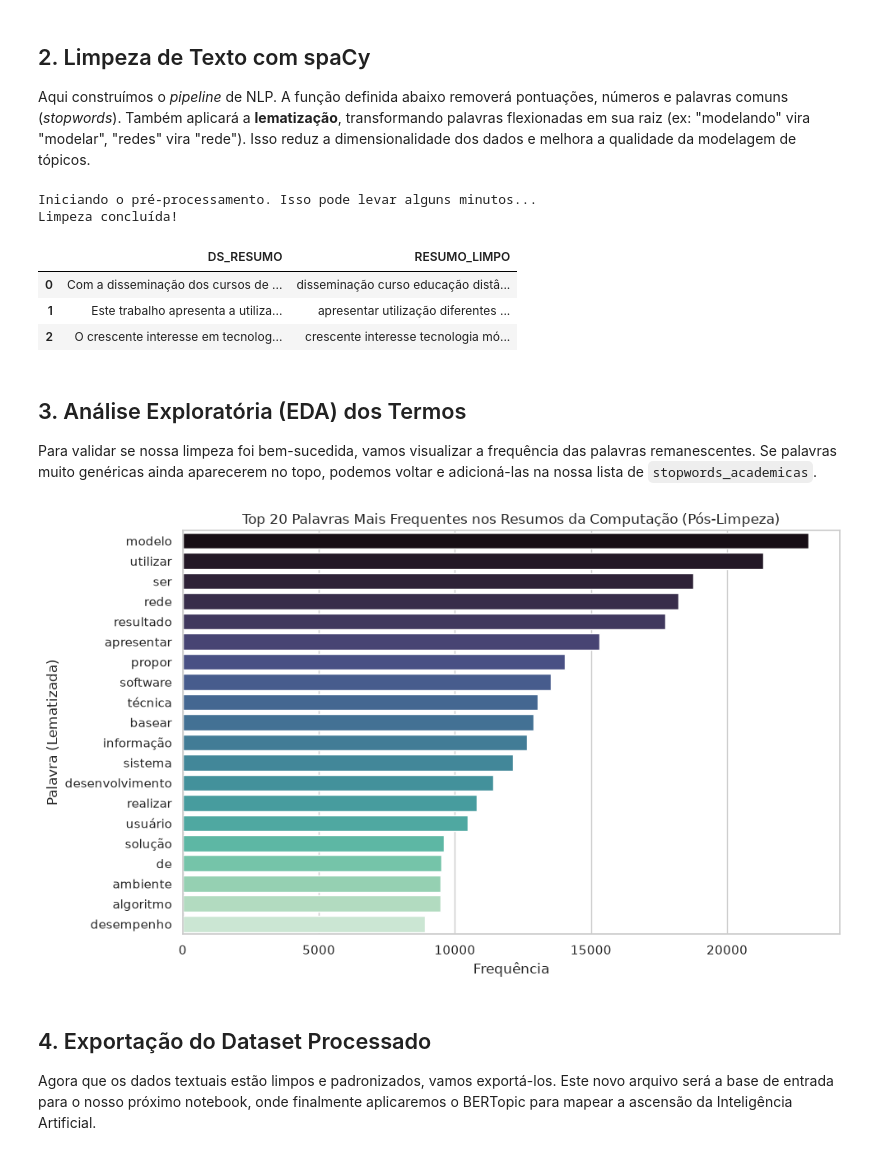
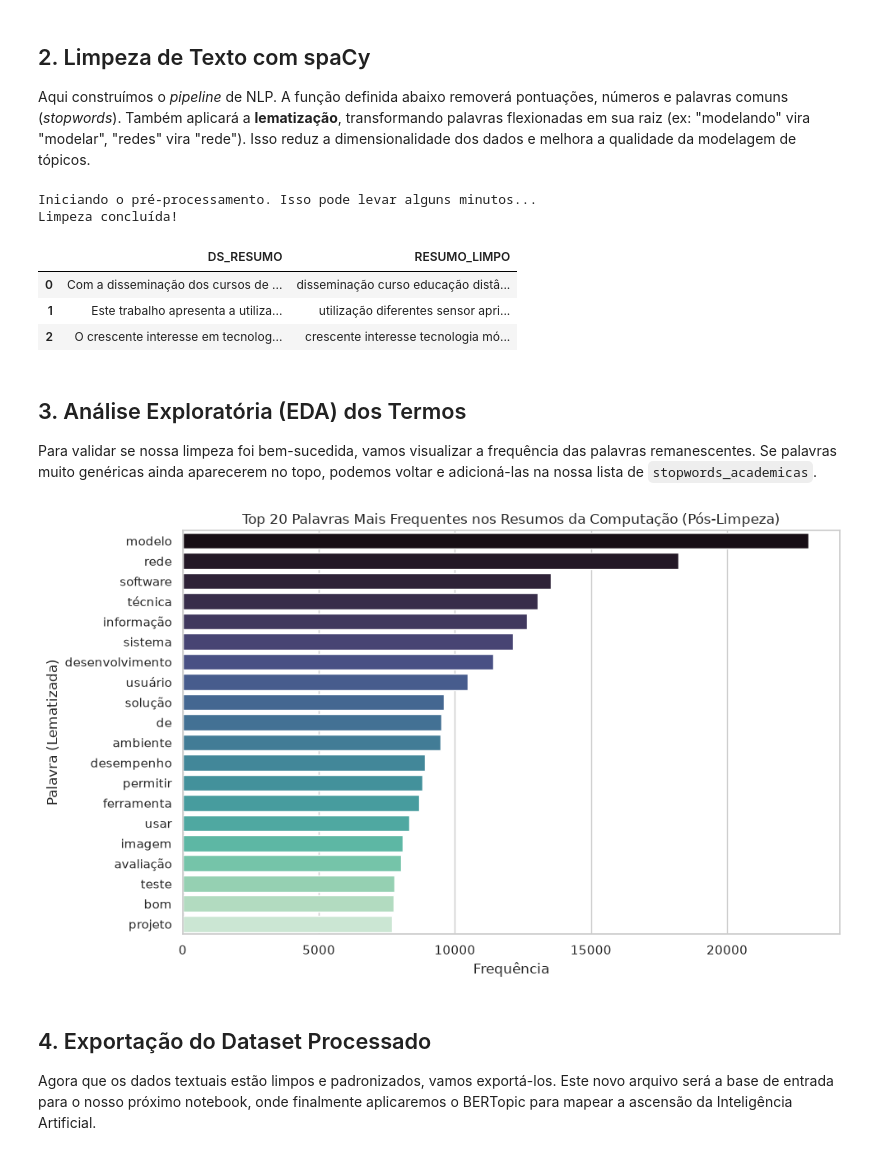
Before and after one commit to diamondxorb/TAC-2026.2, a Jupyter notebook: notebooks/01_pre_processamento_nlp.ipynb, the cells around one changed output. Cells and saved outputs as stored; diff of their text form; code cells hidden in the pictures.

```diff
--- a/notebooks/01_pre_processamento_nlp.ipynb
+++ b/notebooks/01_pre_processamento_nlp.ipynb
@@ -50,7 +51,7 @@ stopwords_academicas = {
     'proposta', 'apresentar', 'mostrar', 'capítulo', 'análise', 'resultado',
     'conclusão', 'base', 'dados', 'método', 'problema', 'contexto',
     'utilizar', 'ser', 'processo', 'propor', 'abordagem', 'realizar',
-    'basear', 'uso', 'conjunto', 'aplicação', 'de', 'obter'
+    'basear', 'uso', 'conjunto', 'aplicação', 'de', 'obter', 'avaliar', 'algoritmo'
 }
 
 for word in stopwords_academicas:
@@ -65,13 +66,14 @@ def limpar_texto(texto):
     tokens_limpos = []
 
     for token in doc:
-        # Verifica se a palavra lematizada tem mais de 2 caracteres
+        # Trava 1: Verifica o tamanho e se a palavra original não é stopword
         if not token.is_stop and not token.is_punct and token.is_alpha and len(token.lemma_) > 2:
-            tokens_limpos.append(token.lemma_)
+            # Trava 2: Verifica se o LEMA da palavra não está na nossa lista customizada
+            if token.lemma_ not in stopwords_academicas:
+                tokens_limpos.append(token.lemma_)
 
     return " ".join(tokens_limpos)
 
-# O spaCy é robusto, mas pode levar vários minutos para rodar milhares de resumos
 print("Iniciando o pré-processamento. Isso pode levar alguns minutos...")
 
 # Aplica a função em toda a coluna de resumos
@@ -84,7 +86,7 @@ Iniciando o pré-processamento. Isso pode levar alguns minutos...
 Limpeza concluída!
 |  | DS_RESUMO | RESUMO_LIMPO |
 | 0 | Com a disseminação dos cursos de ... | disseminação curso educação distâ... |
-| 1 | Este trabalho apresenta a utiliza... | apresentar utilização diferentes ... |
+| 1 | Este trabalho apresenta a utiliza... | utilização diferentes sensor apri... |
 | 2 | O crescente interesse em tecnolog... | crescente interesse tecnologia mó... |
 # %% [markdown]
 ## 3. Análise Exploratória (EDA) dos Termos
@@ -92,22 +94,30 @@ Para validar se nossa limpeza foi bem-sucedida, vamos visualizar a frequência d
 # %%
 # Juntar todos os textos limpos para contagem global
 todas_palavras = " ".join(df['RESUMO_LIMPO'].dropna()).split()
 
 # Contar frequências
 contagem = Counter(todas_palavras)
 palavras_comuns = contagem.most_common(20)
 df_freq = pd.DataFrame(palavras_comuns, columns=['Palavra', 'Frequência'])
 
 # Plotagem do gráfico de barras horizontais
 plt.figure(figsize=(10, 6))
 sns.barplot(x='Frequência', y='Palavra', data=df_freq, palette='mako', hue='Palavra', legend=False)
 plt.title('Top 20 Palavras Mais Frequentes nos Resumos da Computação (Pós-Limpeza)')
 plt.xlabel('Frequência')
 plt.ylabel('Palavra (Lematizada)')
 plt.tight_layout()
+
+# Garante que a pasta 'figuras' exista dentro de 'data'
+caminho_pasta_figuras = '../data/figuras'
+os.makedirs(caminho_pasta_figuras, exist_ok=True)
+
+# Salva a imagem em alta resolução no diretório correto
+plt.savefig(f'{caminho_pasta_figuras}/top20_palavras_frequentes.png', dpi=300, bbox_inches='tight')
+
 plt.show()
 # %% [output]
-[figure, old version]
+[figure, new version]
 # %% [markdown]
 ## 4. Exportação do Dataset Processado
 Agora que os dados textuais estão limpos e padronizados, vamos exportá-los. Este novo arquivo será a base de entrada para o nosso próximo notebook, onde finalmente aplicaremos o BERTopic para mapear a ascensão da Inteligência Artificial.
```
Also changed, not shown: parts of 1 cell of this notebook, 8 other files.
